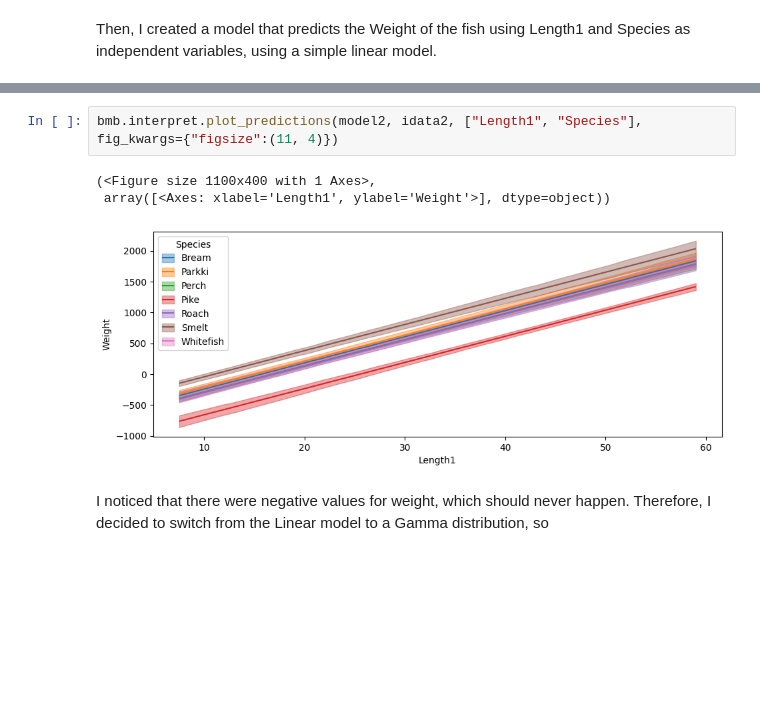
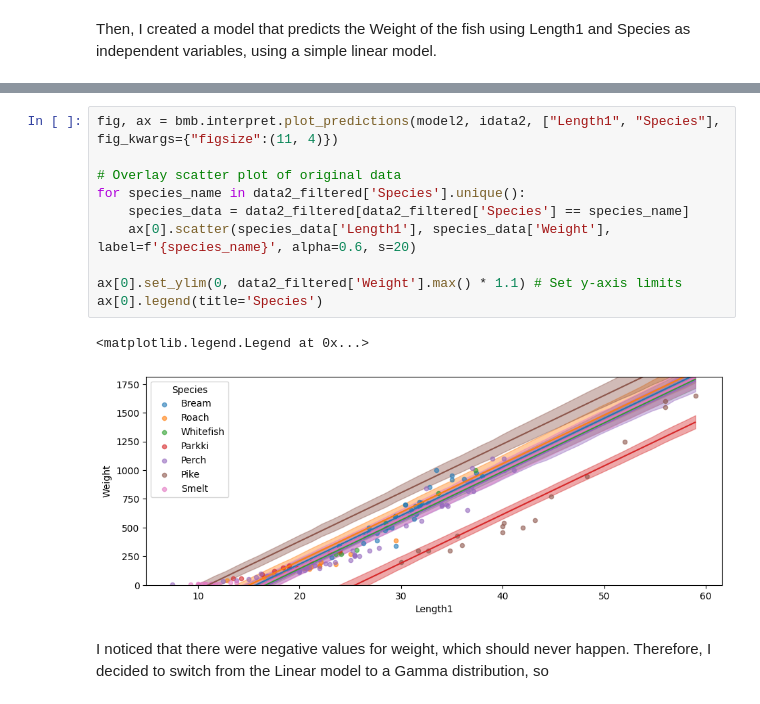
Before and after one commit to LuciusMelillo09/DataScience, a Jupyter notebook: Unit6/Luci_MeliUnit6Project.ipynb, the cells around one changed output, grey strips where cells are left out. Cells and saved outputs as stored; diff of their text form; blank space fills up the shorter version.

Commit message:
Scatterplots

```diff
--- a/Unit6/Luci_MeliUnit6Project.ipynb
+++ b/Unit6/Luci_MeliUnit6Project.ipynb
@@ -84,9 +90,16 @@ idata2 = model2.fit(idata_kwargs={'log_likelihood': True})
-# %%
-bmb.interpret.plot_predictions(model2, idata2, ["Length1", "Species"], fig_kwargs={"figsize":(11, 4)})
-# %% [output]
-(<Figure size 1100x400 with 1 Axes>,
- array([<Axes: xlabel='Length1', ylabel='Weight'>], dtype=object))
-[figure, removed]
+# %%
+fig, ax = bmb.interpret.plot_predictions(model2, idata2, ["Length1", "Species"], fig_kwargs={"figsize":(11, 4)})
+
+# Overlay scatter plot of original data
+for species_name in data2_filtered['Species'].unique():
+    species_data = data2_filtered[data2_filtered['Species'] == species_name]
+    ax[0].scatter(species_data['Length1'], species_data['Weight'], label=f'{species_name}', alpha=0.6, s=20)
+
+ax[0].set_ylim(0, data2_filtered['Weight'].max() * 1.1) # Set y-axis limits
+ax[0].legend(title='Species')
+# %% [output]
+<matplotlib.legend.Legend at 0x...>
+[figure, added]
 # %% [markdown]
 I noticed that there were negative values for weight, which should never happen. Therefore, I decided to switch from the Linear model to a Gamma distribution, so
 # %% [markdown]
```
Also changed, not shown: parts of 21 cells of this notebook.
